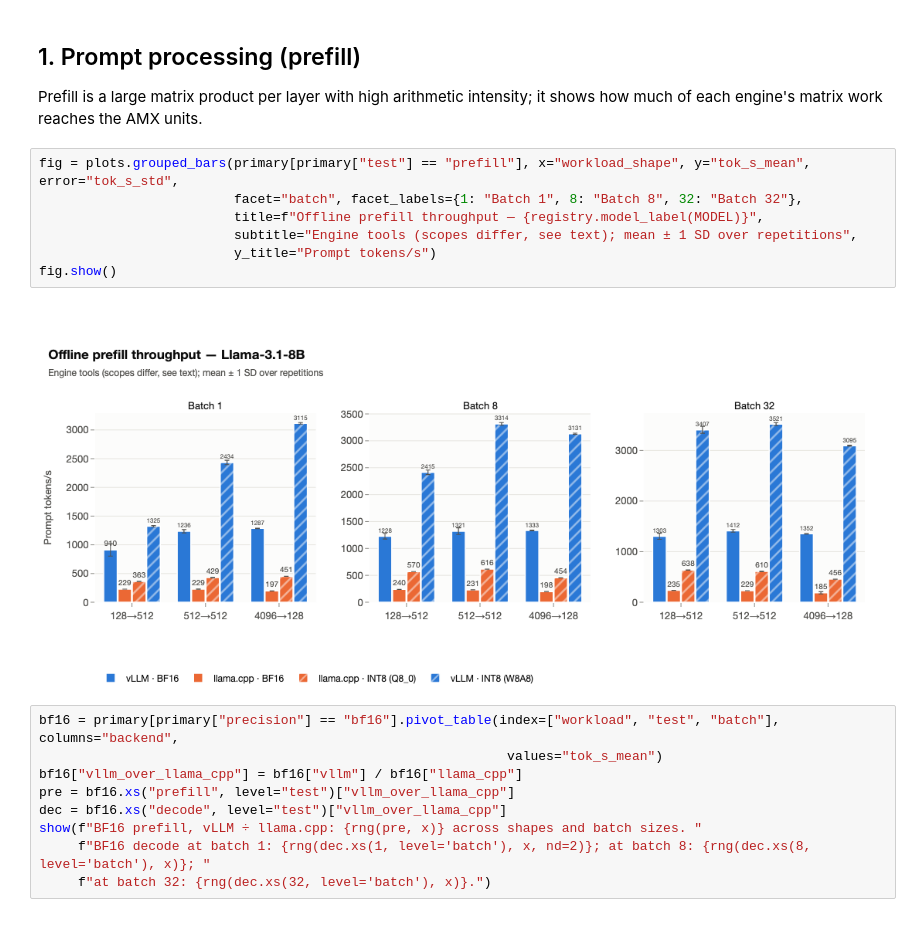
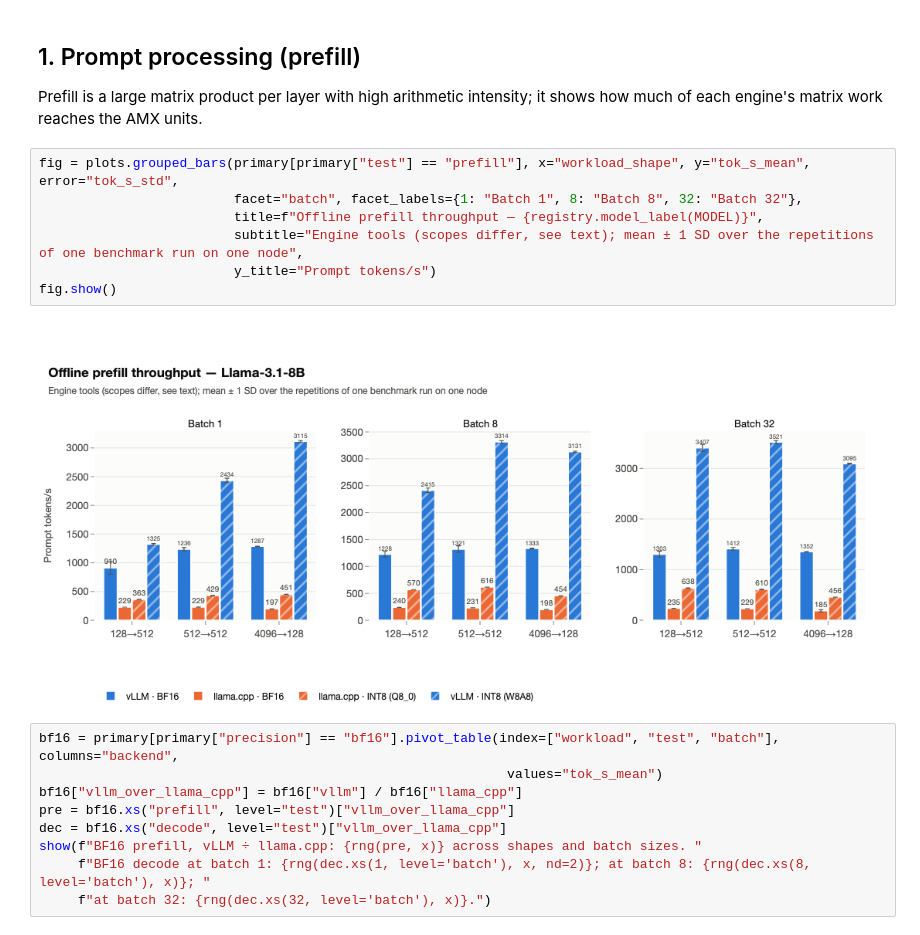
Before and after one commit to struggling-student/llm-backend-analysis, a Jupyter notebook: notebooks/backend_selection/02_offline_engine_benchmarks.ipynb, the cells around one changed output. Saved outputs shown, nothing was run; the diff lists cells and outputs as text.

Commit message:
docs(figures): say that error bars show within-server repeatability of one instance

```diff
--- a/notebooks/backend_selection/02_offline_engine_benchmarks.ipynb
+++ b/notebooks/backend_selection/02_offline_engine_benchmarks.ipynb
@@ -69,12 +69,12 @@ matrix work reaches the AMX units.
 # %%
 fig = plots.grouped_bars(primary[primary["test"] == "prefill"], x="workload_shape", y="tok_s_mean", error="tok_s_std",
                          facet="batch", facet_labels={1: "Batch 1", 8: "Batch 8", 32: "Batch 32"},
                          title=f"Offline prefill throughput — {registry.model_label(MODEL)}",
-                         subtitle="Engine tools (scopes differ, see text); mean ± 1 SD over repetitions",
+                         subtitle="Engine tools (scopes differ, see text); mean ± 1 SD over the repetitions of one benchmark run on one node",
                          y_title="Prompt tokens/s")
 fig.show()
 # %% [output]
-[figure, old version]
+[figure, new version]
 # %%
 bf16 = primary[primary["precision"] == "bf16"].pivot_table(index=["workload", "test", "batch"], columns="backend",
                                                             values="tok_s_mean")
```
Also changed, not shown: parts of 1 cell of this notebook, 10 other files.
